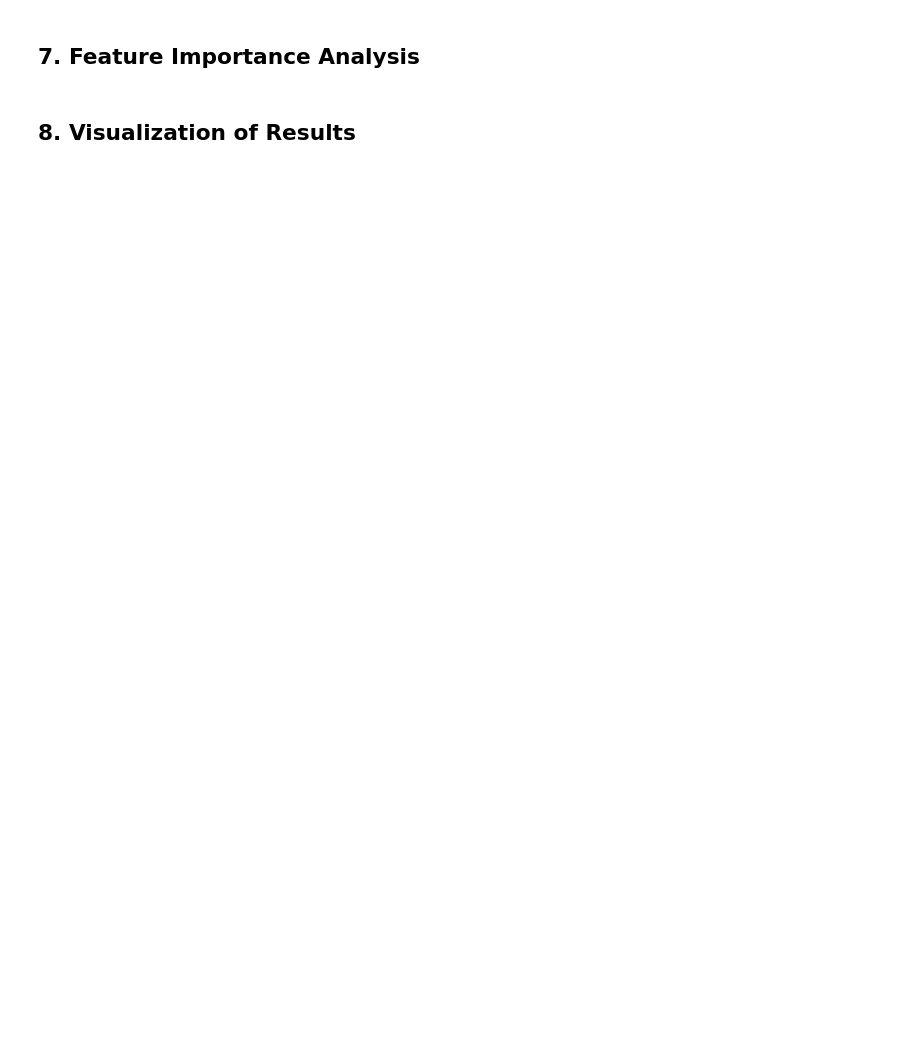
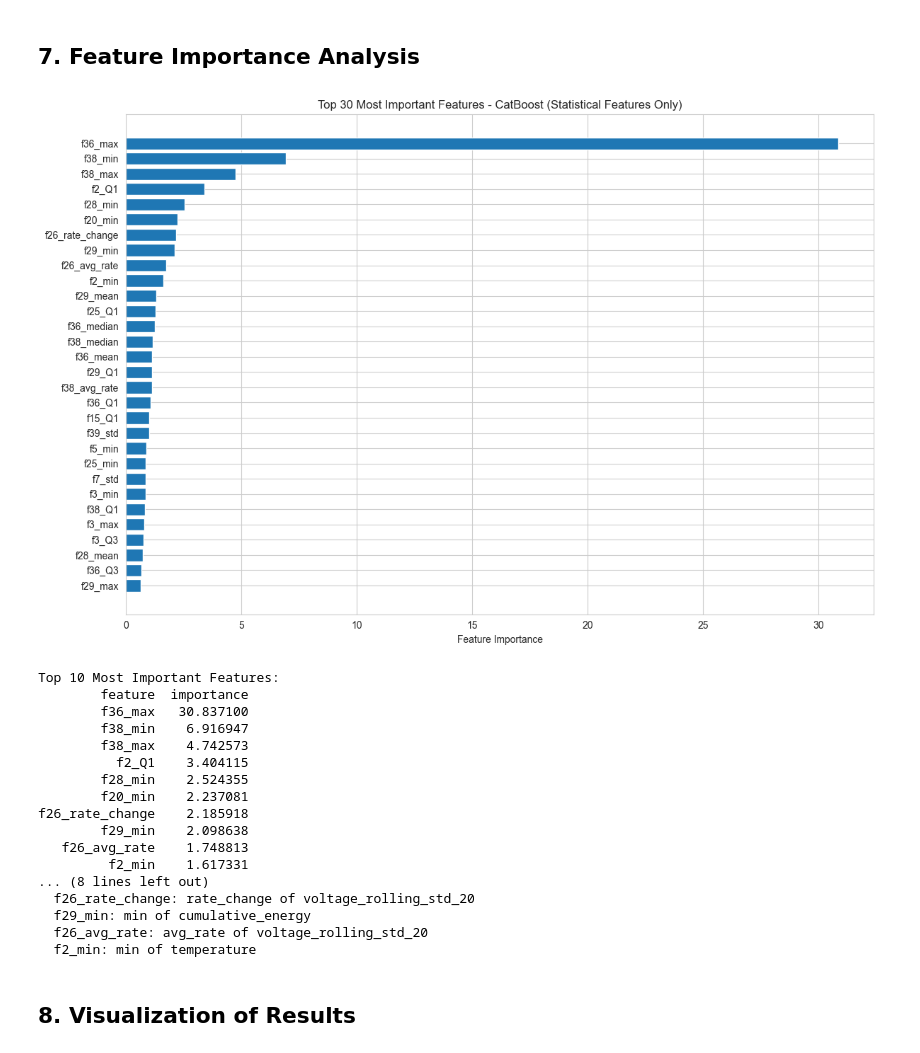
Before and after one commit to benfw/tech27, a Jupyter notebook: 11_catboost_notime.ipynb, the cells around one changed output. Cells and saved outputs as stored; diff of their text form; code cells hidden in the pictures; blank space fills up the shorter version.

Commit message:
CatBoost No-time for the win

```diff
--- a/11_catboost_notime.ipynb
+++ b/11_catboost_notime.ipynb
@@ -113,7 +173,6 @@ print(f"\nTotal features after flattening and stats: {X_train_flat.shape[1]}")
 ## 4. Train CatBoost Model
 # %%
 # Initialize CatBoost with parameters optimized for battery data
-print("Initializing CatBoost")
 catboost_model = CatBoostRegressor(
     iterations=1000,
     learning_rate=0.05,
@@ -131,11 +190,12 @@ catboost_model = CatBoostRegressor(
     subsample=0.8,
     min_data_in_leaf=50,
     max_leaves=31,
-    # Save training info to OUTPUT_DIR
-    train_dir=str(OUTPUT_DIR / 'catboost_info')
+    # Save training info to OUTPUT_DIR with different name to avoid overwriting
+    train_dir=str(OUTPUT_DIR / 'catboost_notime_info')
 )
 
-print("Training CatBoost")
+print("Training CatBoost model (no temporal features)...")
+print("This may take a few minutes...\n")
 
 # Create Pool objects for efficient training
 train_pool = Pool(X_train_flat, y_train)
@@ -195,59 +289,63 @@ test_metrics = evaluate_model(y_test, y_test_pred, "Test")
 # Get feature importances
 feature_importance = catboost_model.get_feature_importance()
 
-# Create feature names (excluding the leaked SOC features)
+# Create feature names for statistical features only
 feature_names = []
-keep_features = [i for i in range(len(feature_names_original)) if i not in [34, 37, 40]]
-kept_feature_names = [feature_names_original[i] for i in keep_features]
+stats = ['mean', 'std', 'min', 'max', 'median', 'Q1', 'Q3', 'rate_change', 'avg_rate']
 
-# Original flattened features
-for t in range(sequence_length):
-    for f in range(n_features):
-        feature_names.append(f"t{t}_f{f}")
-# Statistical features
-stats = ['mean', 'std', 'min', 'max', 'rate']
 for f in range(n_features):
     for stat in stats:
         feature_names.append(f"f{f}_{stat}")
 
 # Sort features by importance
 importance_df = pd.DataFrame({
     'feature': feature_names,
     'importance': feature_importance
 }).sort_values('importance', ascending=False)
 
 # Plot top 30 features
 plt.figure(figsize=(12, 8))
 top_features = importance_df.head(30)
 plt.barh(range(len(top_features)), top_features['importance'].values)
 plt.yticks(range(len(top_features)), top_features['feature'].values)
 plt.xlabel('Feature Importance')
-plt.title('Top 30 Most Important Features - CatBoost (Without Data Leakage)')
+plt.title('Top 30 Most Important Features - CatBoost (Statistical Features Only)')
 plt.gca().invert_yaxis()
 plt.tight_layout()
 plt.show()
 
 print("\nTop 10 Most Important Features:")
 print(importance_df.head(10).to_string(index=False))
 
 # Also print what the top features actually represent
-print("\n⭐ Feature interpretation (top 5):")
-for idx, row in importance_df.head(5).iterrows():
+print("\nFeature interpretation (top 10):")
+for idx, row in importance_df.head(10).iterrows():
     feat_name = row['feature']
-    if feat_name.startswith('t'):
-        # Parse t{timestep}_f{feature}
-        parts = feat_name.split('_')
-        timestep = int(parts[0][1:])
-        feat_idx = int(parts[1][1:])
-        actual_name = kept_feature_names[feat_idx] if feat_idx < len(kept_feature_names) else f"feature_{feat_idx}"
-        print(f"  {feat_name}: {actual_name} at timestep {timestep}")
-    elif feat_name.startswith('f'):
-        # Parse f{feature}_{stat}
-        parts = feat_name.split('_')
-        feat_idx = int(parts[0][1:])
-        stat = parts[1]
-        actual_name = kept_feature_names[feat_idx] if feat_idx < len(kept_feature_names) else f"feature_{feat_idx}"
-        print(f"  {feat_name}: {stat} of {actual_name} across sequence")
+    # Parse f{feature}_{stat}
+    parts = feat_name.split('_', 1)
+    feat_idx = int(parts[0][1:])
+    stat = parts[1]
+    actual_name = kept_feature_names[feat_idx] if feat_idx < len(kept_feature_names) else f"feature_{feat_idx}"
+    print(f"  {feat_name}: {stat} of {actual_name}")
+# %% [output]
+[figure, added]
+Top 10 Most Important Features:
+        feature  importance
+        f36_max   30.837100
+        f38_min    6.916947
+        f38_max    4.742573
+          f2_Q1    3.404115
+        f28_min    2.524355
+        f20_min    2.237081
+f26_rate_change    2.185918
+        f29_min    2.098638
+   f26_avg_rate    1.748813
+         f2_min    1.617331
+... (8 lines left out)
+  f26_rate_change: rate_change of voltage_rolling_std_20
+  f29_min: min of cumulative_energy
+  f26_avg_rate: avg_rate of voltage_rolling_std_20
+  f2_min: min of temperature
 # %% [markdown]
 ## 8. Visualization of Results
 # %%
```
Also changed, not shown: parts of 13 cells of this notebook.
